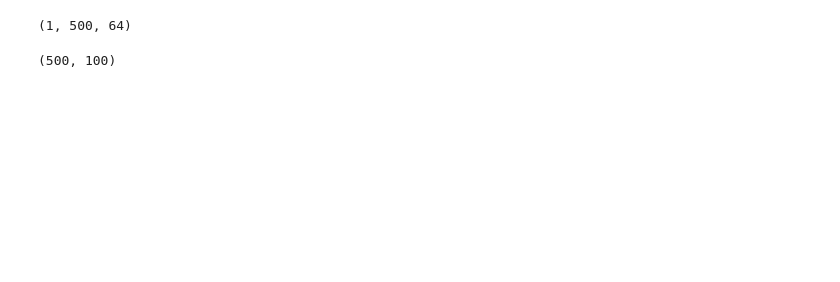
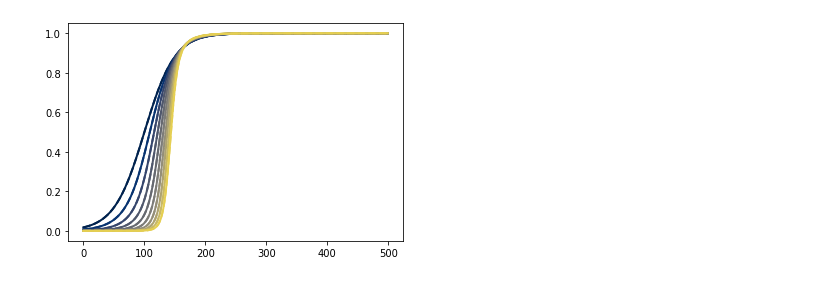
Before and after one commit to NingWang1990/Machine_learning_dynamics, a Jupyter notebook: finite_difference_method/finite_difference_method.ipynb, the cells around one changed output. Drawn from its saved outputs; the diff is of its cells as text; code cells hidden in the pictures; blank space fills up the shorter version.

```diff
--- a/finite_difference_method/finite_difference_method.ipynb
+++ b/finite_difference_method/finite_difference_method.ipynb
@@ -36,2 +13,2 @@ def get_data(phase_fields, ids, predict_interval):
 # %%
-data = loadmat('../data/phase_field_oneD_simulation.mat')
+data = loadmat('../data/phase_field_oneD_simulation_beginning_stage.mat')
@@ -50,4 +15,4 @@ data['usol'].shape
 # %%
 x = np.squeeze(data['x'])
 t = np.squeeze(data['t'])
-phase_fields = data['usol'][:,:100]
+phase_fields = data['usol']
@@ -99,8 +19,2 @@ prediction = oneDTravelWave(X[0:1,:], predict_interval=predict_interval,ypsilon=
-# %%
-prediction.shape
-# %% [output]
-(1, 500, 64)
-# %%
-phase_fields.shape
-# %% [output]
-(500, 100)
+# %%
+fit = fittingOneDTravelWave(phase_fields=phase_fields, x=x,t=t,num_time_step_between_frame=1)
@@ -106,0 +23,11 @@ phase_fields.shape
+# %%
+prediction = fit.prediction()
+# %%
+cmap = mpl.cm.cividis
+step = 50
+for i in range(0,len(phase_fields[0])-1, step):
+    plt.plot(prediction[:,i],linestyle='--',color=cmap(i / float(len(phase_fields[0])-1)),linewidth=2)
+    plt.plot(phase_fields[:,i],linestyle='-',color=cmap(i / float(len(phase_fields[0])-1)),linewidth=2)
+#plt.legend()
+# %% [output]
+[figure, added]
```
Also changed, not shown: parts of 20 cells of this notebook, 11 other files.
